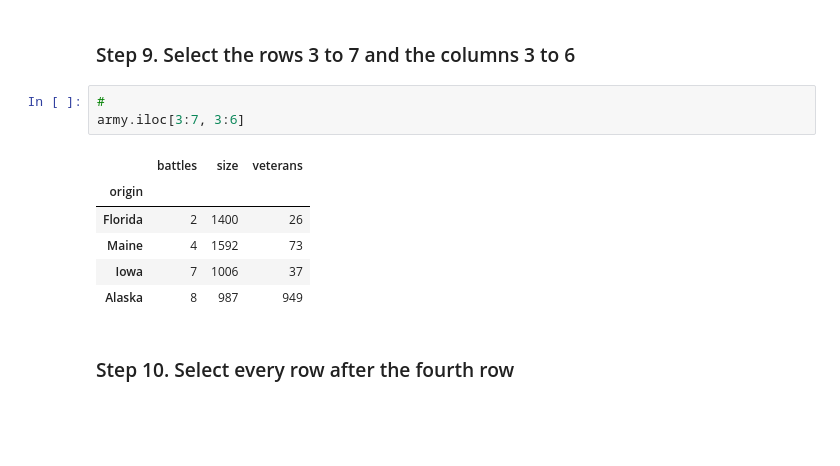
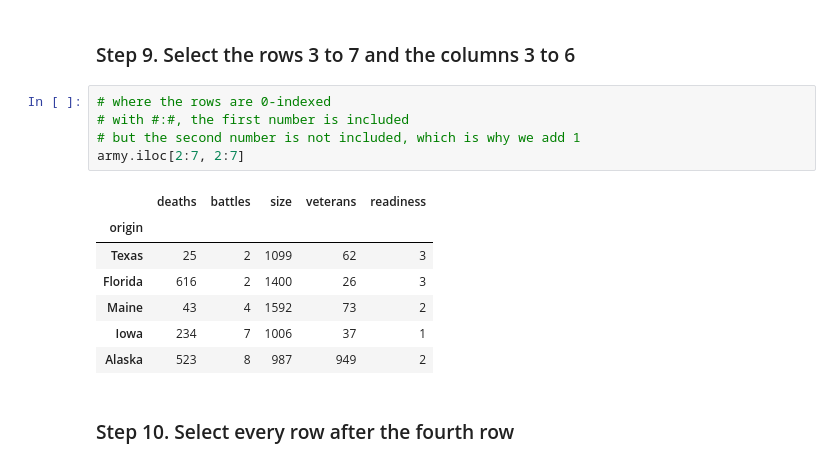
Before and after one commit to guipsamora/pandas_exercises, a Jupyter notebook: 02_Filtering_&_Sorting/Fictional Army/Exercise_with_solutions.ipynb, the cells around one changed output. Drawn from its saved outputs; the diff is of its cells as text; blank space fills up the shorter version.

```diff
--- a/02_Filtering_&_Sorting/Fictional Army/Exercise_with_solutions.ipynb
+++ b/02_Filtering_&_Sorting/Fictional Army/Exercise_with_solutions.ipynb
@@ -108,15 +108,18 @@ army.loc[['Maine','Alaska'] , ["deaths","size","deserters"]]
 | Alaska | 523 | 987 | 24 |
 # %% [markdown]
 ### Step 9. Select the rows 3 to 7 and the columns 3 to 6
-# %%
-#
-army.iloc[3:7, 3:6]
-# %% [output]
-|  | battles | size | veterans |
-| origin |  |  |  |
-| Florida | 2 | 1400 | 26 |
-| Maine | 4 | 1592 | 73 |
-| Iowa | 7 | 1006 | 37 |
-| Alaska | 8 | 987 | 949 |
+# %%
+# where the rows are 0-indexed
+# with #:#, the first number is included
+# but the second number is not included, which is why we add 1
+army.iloc[2:7, 2:7]
+# %% [output]
+|  | deaths | battles | size | veterans | readiness |
+| origin |  |  |  |  |  |
+| Texas | 25 | 2 | 1099 | 62 | 3 |
+| Florida | 616 | 2 | 1400 | 26 | 3 |
+| Maine | 43 | 4 | 1592 | 73 | 2 |
+| Iowa | 234 | 7 | 1006 | 37 | 1 |
+| Alaska | 523 | 8 | 987 | 949 | 2 |
 # %% [markdown]
 ### Step 10. Select every row after the fourth row
```
Also changed, not shown: parts of 5 cells of this notebook, 2 other files.
